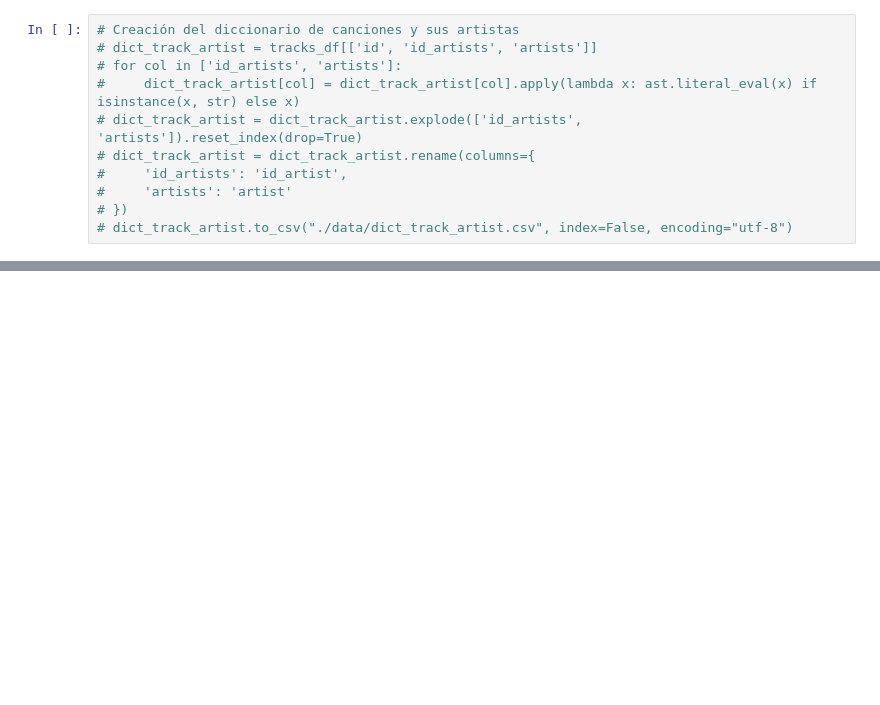
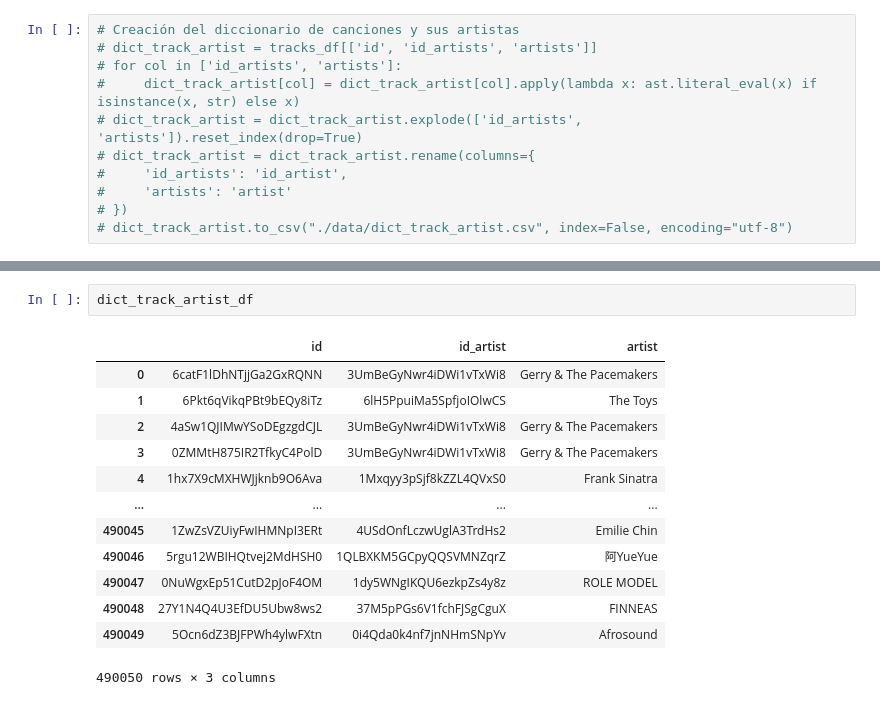
Before and after one commit to gantequera/Tarea, a Jupyter notebook: tarea.ipynb, the cells around one changed output, grey strips where cells are left out. Drawn from its saved outputs; the diff is of its cells as text; blank space fills up the shorter version.

```diff
--- a/tarea.ipynb
+++ b/tarea.ipynb
@@ -99,0 +183,16 @@ ValueError: Mime type rendering requires nbformat>=4.2.0 but it is not installed
+# %%
+dict_track_artist_df
+# %% [output]
+|  | id | id_artist | artist |
+| 0 | 6catF1lDhNTjjGa2GxRQNN | 3UmBeGyNwr4iDWi1vTxWi8 | Gerry & The Pacemakers |
+| 1 | 6Pkt6qVikqPBt9bEQy8iTz | 6lH5PpuiMa5SpfjoIOlwCS | The Toys |
+| 2 | 4aSw1QJIMwYSoDEgzgdCJL | 3UmBeGyNwr4iDWi1vTxWi8 | Gerry & The Pacemakers |
+| 3 | 0ZMMtH875IR2TfkyC4PolD | 3UmBeGyNwr4iDWi1vTxWi8 | Gerry & The Pacemakers |
+| 4 | 1hx7X9cMXHWJjknb9O6Ava | 1Mxqyy3pSjf8kZZL4QVxS0 | Frank Sinatra |
+| ... | ... | ... | ... |
+| 490045 | 1ZwZsVZUiyFwIHMNpI3ERt | 4USdOnfLczwUglA3TrdHs2 | Emilie Chin |
+| 490046 | 5rgu12WBIHQtvej2MdHSH0 | 1QLBXKM5GCpyQQSVMNZqrZ | 阿YueYue |
+| 490047 | 0NuWgxEp51CutD2pJoF4OM | 1dy5WNgIKQU6ezkpZs4y8z | ROLE MODEL |
+| 490048 | 27Y1N4Q4U3EfDU5Ubw8ws2 | 37M5pPGs6V1fchFJSgCguX | FINNEAS |
+| 490049 | 5Ocn6dZ3BJFPWh4ylwFXtn | 0i4Qda0k4nf7jnNHmSNpYv | Afrosound |
+490050 rows × 3 columns
```
Also changed, not shown: parts of 13 cells of this notebook, 2 other files.
